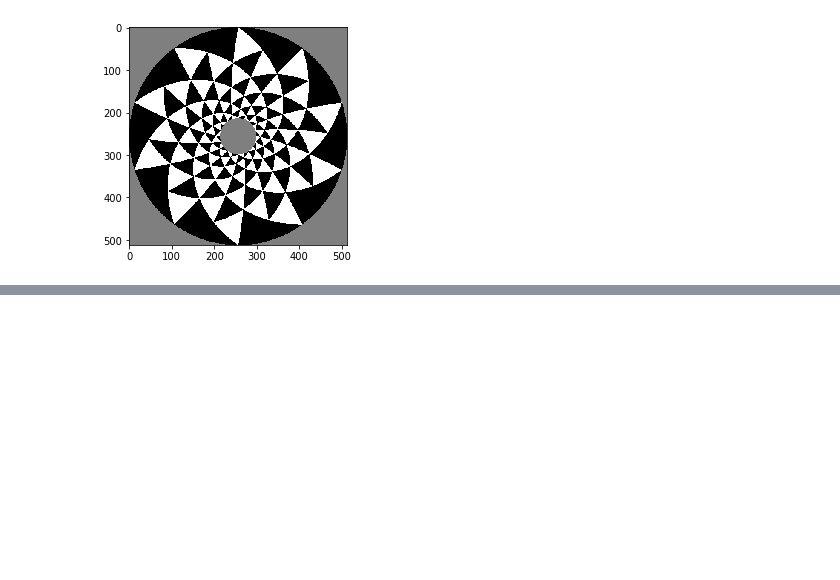
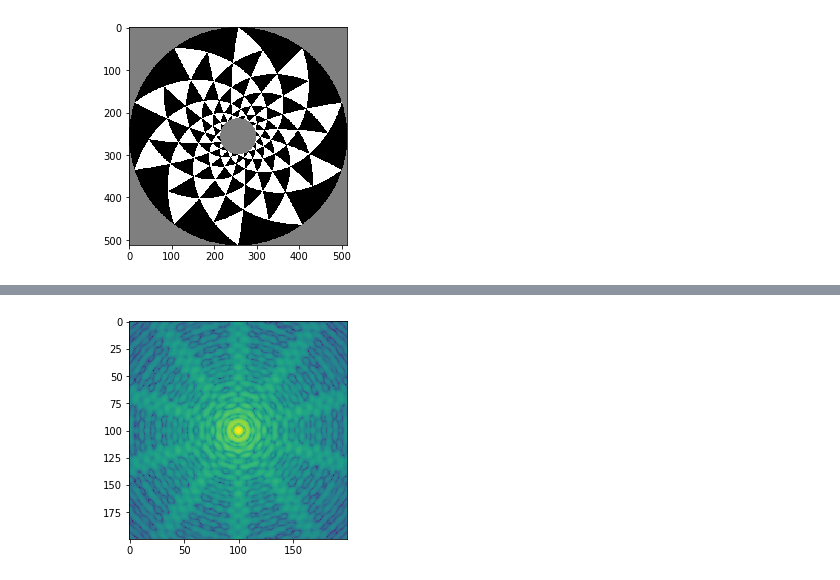
Before and after one commit to benjaminpope/toliman, a Jupyter notebook: image_modelling/notebooks/phase pattern.ipynb, the cells around one changed output, grey strips where cells are left out. Drawn from its saved outputs; the diff is of its cells as text; code cells hidden in the pictures; blank space fills up the shorter version.

```diff
--- a/image_modelling/notebooks/phase pattern.ipynb
+++ b/image_modelling/notebooks/phase pattern.ipynb
@@ -52,0 +96,22 @@ plt.show()
+# %%
+prescription_vals = {
+                    'diam': 0.001 * 2. * 150,
+                    'm1_fl': 0.5717255,
+                    'm1_m2_sep': 0.54933763033373,
+                    'm2_fl': -0.02337895948640,
+                    'bfl': 0.52761,
+                    'm2_rad': 0.00590401477581,
+                    'm2_strut_width': 0.01,
+                    'm2_supports': 5,
+                    'beam_ratio': 0.2
+                    }
+prescription_vals['phase_func'] = spiral
+# %%
+%matplotlib inline
+import proper
+import numpy as np
+import matplotlib.pyplot as plt
+
+wavelength = 0.6 # microns
+gridsize = 2048 #512
+(wavefront, sampling) = proper.prop_run('prescription_rc_quad', wavelength, gridsize, PASSVALUE=prescription_vals)
@@ -52,0 +126,5 @@ plt.show()
+# %%
+plt.imshow(np.log10(np.abs(wavefront[1024-100:1024+100, 1024-100:1024+100])**2)) #,cmap='binary')
+plt.show()
+# %% [output]
+[figure, added]
```
Also changed, not shown: parts of 4 cells of this notebook, 1 other file.
